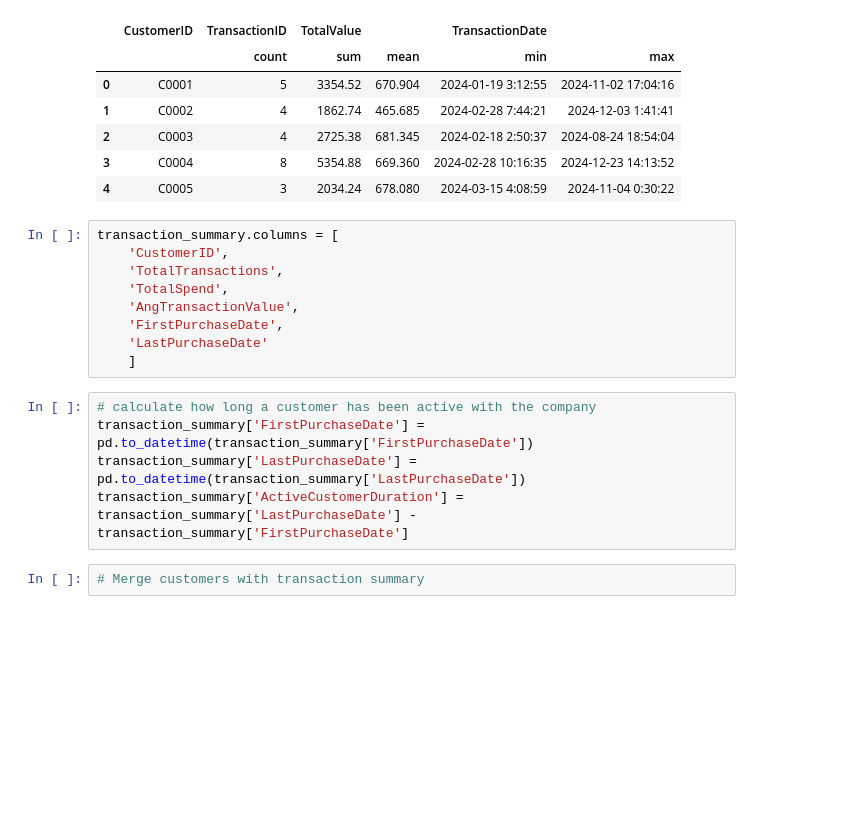
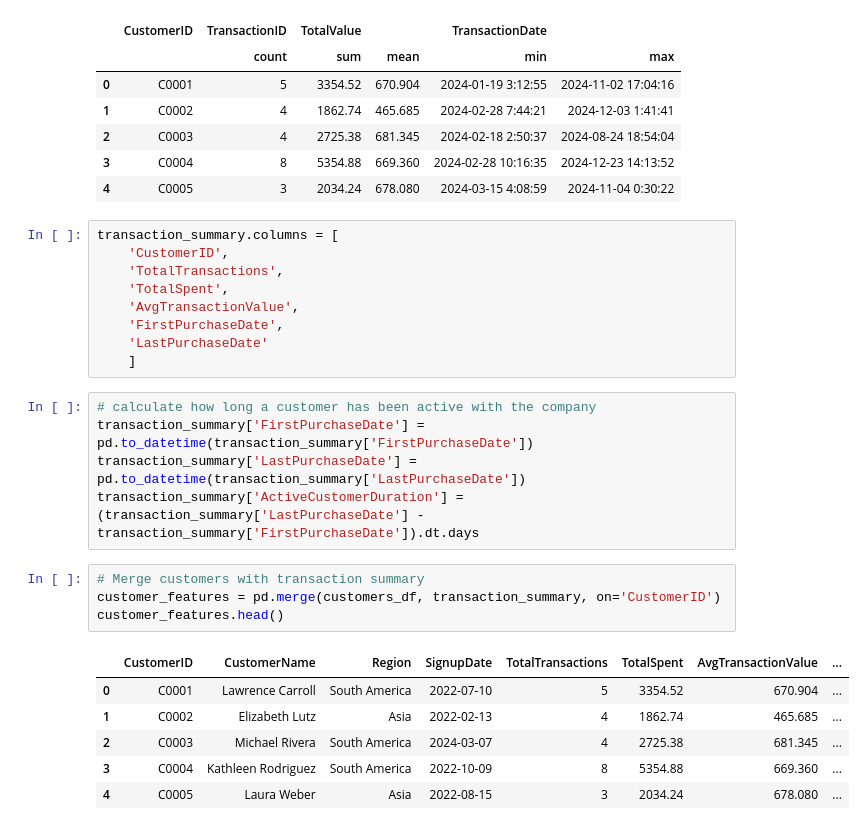
Before and after one commit to TejasShinkar12/eCommerce-Transactions-Analysis-and-Customer-Segmentation, a Jupyter notebook: notebooks/Clustering.ipynb, the cells around one changed output. Cells and saved outputs as stored; diff of their text form; blank space fills up the shorter version.

```diff
--- a/notebooks/Clustering.ipynb
+++ b/notebooks/Clustering.ipynb
@@ -63,8 +63,8 @@ transaction_summary.head()
 transaction_summary.columns = [
     'CustomerID',
     'TotalTransactions',
-    'TotalSpend',
-    'AngTransactionValue',
+    'TotalSpent',
+    'AvgTransactionValue',
     'FirstPurchaseDate',
     'LastPurchaseDate'
     ]
@@ -72,6 +72,15 @@ transaction_summary.columns = [
 # calculate how long a customer has been active with the company
 transaction_summary['FirstPurchaseDate'] = pd.to_datetime(transaction_summary['FirstPurchaseDate'])
 transaction_summary['LastPurchaseDate'] = pd.to_datetime(transaction_summary['LastPurchaseDate'])
-transaction_summary['ActiveCustomerDuration'] = transaction_summary['LastPurchaseDate'] - transaction_summary['FirstPurchaseDate']
+transaction_summary['ActiveCustomerDuration'] = (transaction_summary['LastPurchaseDate'] - transaction_summary['FirstPurchaseDate']).dt.days
 # %%
 # Merge customers with transaction summary
+customer_features = pd.merge(customers_df, transaction_summary, on='CustomerID')
+customer_features.head()
+# %% [output]
+|  | CustomerID | CustomerName | Region | SignupDate | TotalTransactions | TotalSpent | AvgTransactionValue | ... |
+| 0 | C0001 | Lawrence Carroll | South America | 2022-07-10 | 5 | 3354.52 | 670.904 | ... |
+| 1 | C0002 | Elizabeth Lutz | Asia | 2022-02-13 | 4 | 1862.74 | 465.685 | ... |
+| 2 | C0003 | Michael Rivera | South America | 2024-03-07 | 4 | 2725.38 | 681.345 | ... |
+| 3 | C0004 | Kathleen Rodriguez | South America | 2022-10-09 | 8 | 5354.88 | 669.360 | ... |
+| 4 | C0005 | Laura Weber | Asia | 2022-08-15 | 3 | 2034.24 | 678.080 | ... |
```
Also changed, not shown: parts of 16 cells of this notebook.
